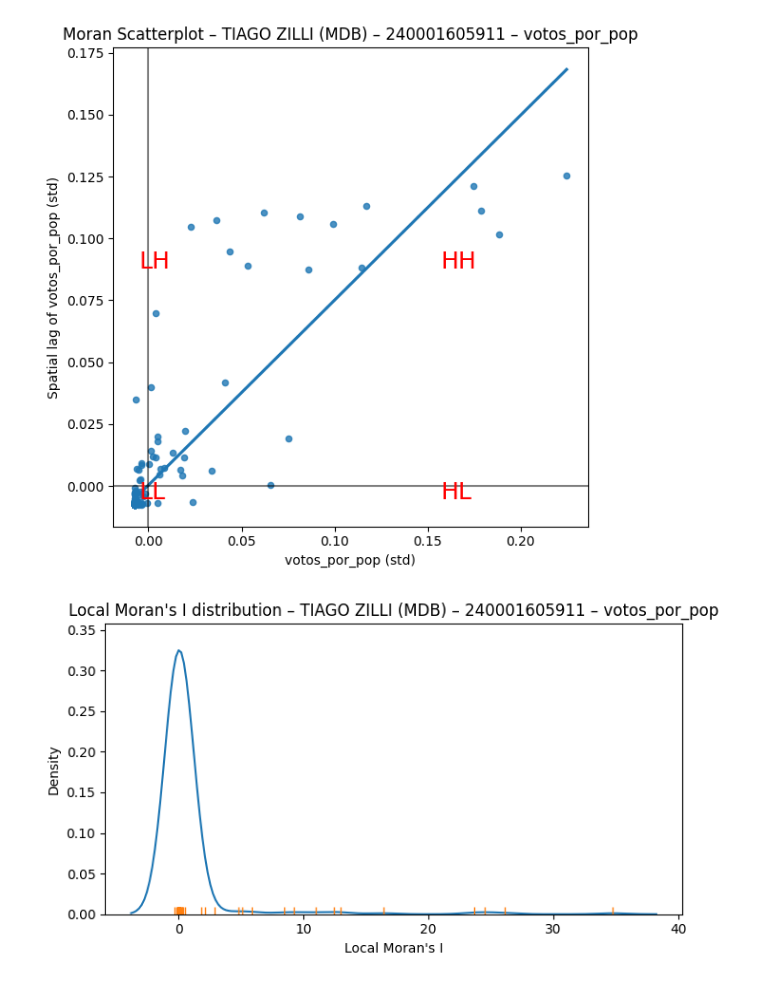
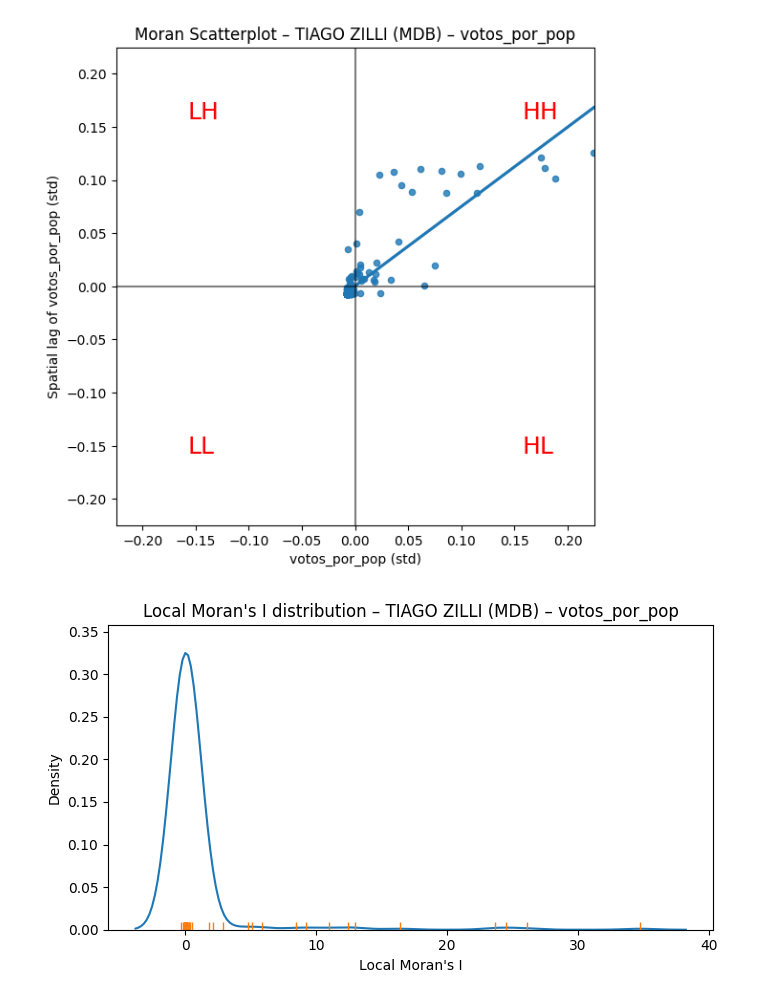
Before and after one commit to diogoneiss/geographic-db-data-analysis, a Jupyter notebook: scripts/analysis/plot_local_moran.ipynb, the cells around one changed output. Cells and saved outputs as stored; diff of their text form; code cells hidden in the pictures.

```diff
--- a/scripts/analysis/plot_local_moran.ipynb
+++ b/scripts/analysis/plot_local_moran.ipynb
@@ -106,33 +106,77 @@ def compute_local_moran(gdf: gpd.GeoDataFrame, col: str):
 # PLOTS (MIMIC THE BOOK / GEODA-STYLE)
 # -------------------------------------------------------------------
 
+# def plot_moran_scatter(db, col, title):
+#     """Moran scatterplot with regression line and quadrant labels."""
+#     x = f"{col}_std"
+#     y = f"w_{col}_std"
+
+#     f, ax = plt.subplots(1, figsize=(6, 6))
+#     sns.regplot(x=x, y=y, data=db, ci=None, ax=ax, scatter_kws={"s": 20})
+
+#     # Axes lines at 0
+#     ax.axvline(0, c="k", alpha=0.5)
+#     ax.axhline(0, c="k", alpha=0.5)
+
+#     # Rough HH/HL/LH/LL labels (positions adapted generically)
+#     xmax = db[x].max()
+#     xmin = db[x].min()
+#     ymax = db[y].max()
+#     ymin = db[y].min()
+#     ax.text(0.7 * xmax, 0.7 * ymax, "HH", fontsize=18, c="r")
+#     ax.text(0.7 * xmax, 0.7 * ymin, "HL", fontsize=18, c="r")
+#     ax.text(0.7 * xmin, 0.7 * ymax, "LH", fontsize=18, c="r")
+#     ax.text(0.7 * xmin, 0.7 * ymin, "LL", fontsize=18, c="r")
+
+#     ax.set_xlabel(f"{col} (std)")
+#     ax.set_ylabel(f"Spatial lag of {col} (std)")
+#     ax.set_title(title)
+#     plt.tight_layout()
+#     plt.show()
+
 def plot_moran_scatter(db, col, title):
-    """Moran scatterplot with regression line and quadrant labels."""
+    """Moran scatterplot with symmetric axes around zero."""
     x = f"{col}_std"
     y = f"w_{col}_std"
 
-    f, ax = plt.subplots(1, figsize=(6, 6))
-    sns.regplot(x=x, y=y, data=db, ci=None, ax=ax, scatter_kws={"s": 20})
+    fig, ax = plt.subplots(figsize=(6, 6))
+
+    # Scatter + regression line
+    sns.regplot(
+        x=x,
+        y=y,
+        data=db,
+        ci=None,
+        ax=ax,
+        scatter_kws={"s": 20}
+    )
 
     # Axes lines at 0
     ax.axvline(0, c="k", alpha=0.5)
     ax.axhline(0, c="k", alpha=0.5)
 
-    # Rough HH/HL/LH/LL labels (positions adapted generically)
-    xmax = db[x].max()
-    xmin = db[x].min()
-    ymax = db[y].max()
-    ymin = db[y].min()
-    ax.text(0.7 * xmax, 0.7 * ymax, "HH", fontsize=18, c="r")
-    ax.text(0.7 * xmax, 0.7 * ymin, "HL", fontsize=18, c="r")
-    ax.text(0.7 * xmin, 0.7 * ymax, "LH", fontsize=18, c="r")
-    ax.text(0.7 * xmin, 0.7 * ymin, "LL", fontsize=18, c="r")
+    # Make axes symmetric around 0
+    max_abs_x = np.abs(db[x]).max()
+    max_abs_y = np.abs(db[y]).max()
+    r = max(max_abs_x, max_abs_y)
+
+    ax.set_xlim(-r, r)
+    ax.set_ylim(-r, r)
+    ax.set_aspect("equal", "box")  # optional, keeps 45° visually correct
+
+    # Quadrant labels
+    ax.text(0.7 * r, 0.7 * r,   "HH", fontsize=18, c="r")
+    ax.text(0.7 * r, -0.7 * r,  "HL", fontsize=18, c="r")
+    ax.text(-0.7 * r, 0.7 * r,  "LH", fontsize=18, c="r")
+    ax.text(-0.7 * r, -0.7 * r, "LL", fontsize=18, c="r")
 
     ax.set_xlabel(f"{col} (std)")
     ax.set_ylabel(f"Spatial lag of {col} (std)")
     ax.set_title(title)
+
     plt.tight_layout()
     plt.show()
+
 
 
 def plot_local_moran_distribution(lisa, title):
@@ -226,32 +270,32 @@ def plot_lisa_4panel(db, lisa, col, title_prefix):
 engine = get_sqlalchemy_engine()
 
 for sq in tqdm(CANDIDATES, desc="Local Moran per candidate"):
     gdf = load_candidate_gdf(engine, sq)
 
     if gdf.empty:
         print(f"[WARN] sq_candidato={sq}: no geometries found.")
         continue
 
     if len(gdf) < 5:
         print(f"[WARN] sq_candidato={sq}: too few rows ({len(gdf)}) for meaningful LISA.")
         continue
 
     # Basic labels for titles
     nm = gdf.iloc[0]["nm_votavel"]
     partido = gdf.iloc[0]["sigla_partido"]
     #title_prefix = f"{nm} ({partido}) – {sq} – {TARGET_COL}"
     title_prefix = f"{nm} ({partido}) – {TARGET_COL}"
 
     db, w, lisa = compute_local_moran(gdf, TARGET_COL)
 
     # 1) Moran scatterplot (standardized variable vs lag)
     plot_moran_scatter(db, TARGET_COL, f"Moran Scatterplot – {title_prefix}")
 
     # 2) Distribution of local Moran's I
     plot_local_moran_distribution(lisa, f"Local Moran's I distribution – {title_prefix}")
 
     # 3) 2x2 LISA panel
     plot_lisa_4panel(db, lisa, TARGET_COL, title_prefix)
 # %% [output]
-[figure, old version]
+[figure, new version]
-[figure, old version]
+[figure, new version]
```
Also changed, not shown: parts of 1 cell of this notebook.
